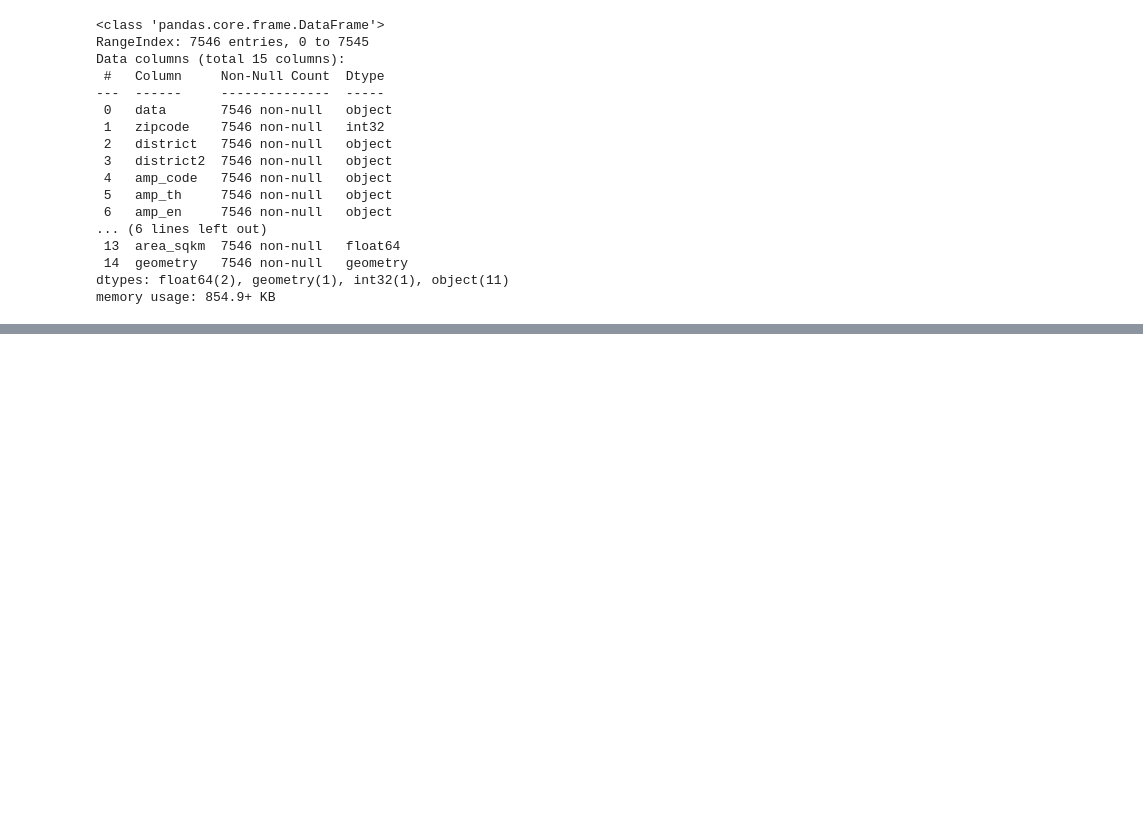
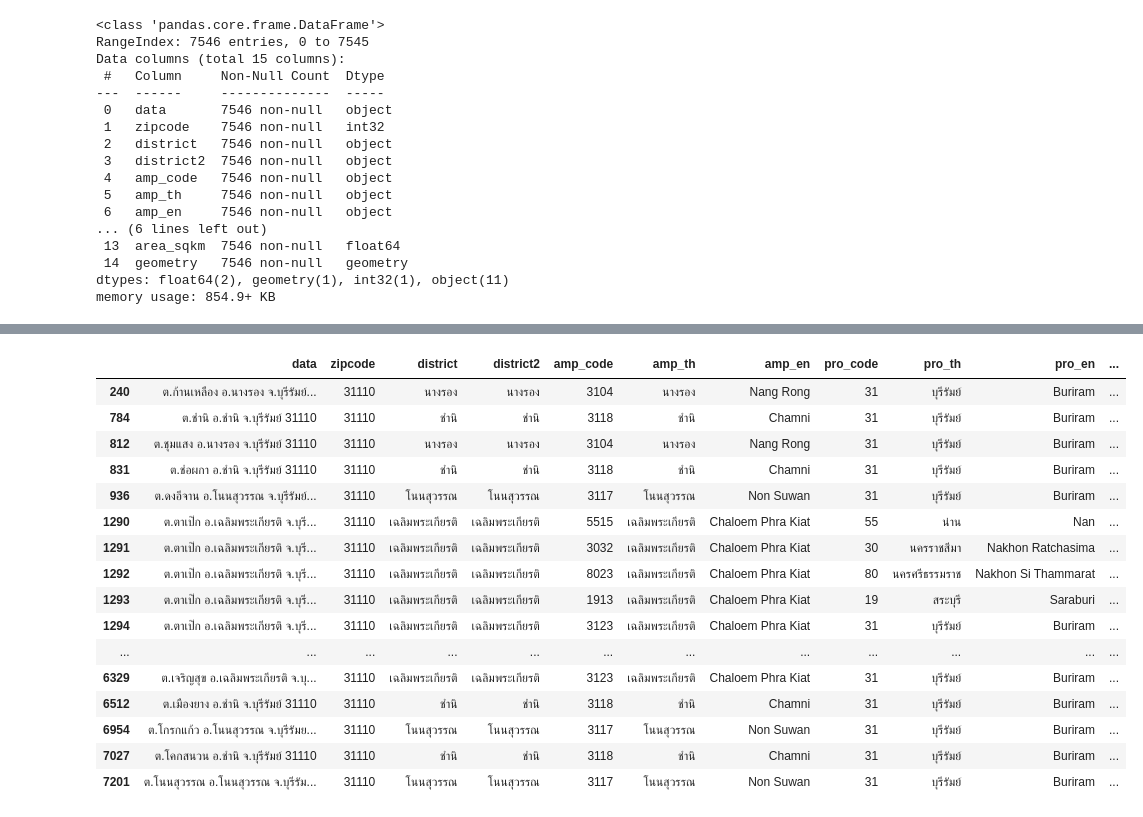
Before and after one commit to konrawit13/nct_distr, a Jupyter notebook: dist-report_v5.ipynb, the cells around one changed output, grey strips where cells are left out. Saved outputs shown, nothing was run; the diff lists cells and outputs as text; code cells hidden in the pictures; blank space fills up the shorter version.

```diff
--- a/dist-report_v5.ipynb
+++ b/dist-report_v5.ipynb
@@ -548,0 +671,20 @@ gdf2
+# %%
+merge3.loc[merge3['zipcode'] ==31110]
+# %% [output]
+|  | data | zipcode | district | district2 | amp_code | amp_th | amp_en | pro_code | pro_th | pro_en | ... |
+| 240 | ต.ก้านเหลือง อ.นางรอง จ.บุรีรัมย์... | 31110 | นางรอง | นางรอง | 3104 | นางรอง | Nang Rong | 31 | บุรีรัมย์ | Buriram | ... |
+| 784 | ต.ชำนิ อ.ชำนิ จ.บุรีรัมย์ 31110 | 31110 | ชำนิ | ชำนิ | 3118 | ชำนิ | Chamni | 31 | บุรีรัมย์ | Buriram | ... |
+| 812 | ต.ชุมแสง อ.นางรอง จ.บุรีรัมย์ 31110 | 31110 | นางรอง | นางรอง | 3104 | นางรอง | Nang Rong | 31 | บุรีรัมย์ | Buriram | ... |
+| 831 | ต.ช่อผกา อ.ชำนิ จ.บุรีรัมย์ 31110 | 31110 | ชำนิ | ชำนิ | 3118 | ชำนิ | Chamni | 31 | บุรีรัมย์ | Buriram | ... |
+| 936 | ต.ดงอีจาน อ.โนนสุวรรณ จ.บุรีรัมย์... | 31110 | โนนสุวรรณ | โนนสุวรรณ | 3117 | โนนสุวรรณ | Non Suwan | 31 | บุรีรัมย์ | Buriram | ... |
+| 1290 | ต.ตาเป๊ก อ.เฉลิมพระเกียรติ จ.บุรี... | 31110 | เฉลิมพระเกียรติ | เฉลิมพระเกียรติ | 5515 | เฉลิมพระเกียรติ | Chaloem Phra Kiat | 55 | น่าน | Nan | ... |
+| 1291 | ต.ตาเป๊ก อ.เฉลิมพระเกียรติ จ.บุรี... | 31110 | เฉลิมพระเกียรติ | เฉลิมพระเกียรติ | 3032 | เฉลิมพระเกียรติ | Chaloem Phra Kiat | 30 | นครราชสีมา | Nakhon Ratchasima | ... |
+| 1292 | ต.ตาเป๊ก อ.เฉลิมพระเกียรติ จ.บุรี... | 31110 | เฉลิมพระเกียรติ | เฉลิมพระเกียรติ | 8023 | เฉลิมพระเกียรติ | Chaloem Phra Kiat | 80 | นครศรีธรรมราช | Nakhon Si Thammarat | ... |
+| 1293 | ต.ตาเป๊ก อ.เฉลิมพระเกียรติ จ.บุรี... | 31110 | เฉลิมพระเกียรติ | เฉลิมพระเกียรติ | 1913 | เฉลิมพระเกียรติ | Chaloem Phra Kiat | 19 | สระบุรี | Saraburi | ... |
+| 1294 | ต.ตาเป๊ก อ.เฉลิมพระเกียรติ จ.บุรี... | 31110 | เฉลิมพระเกียรติ | เฉลิมพระเกียรติ | 3123 | เฉลิมพระเกียรติ | Chaloem Phra Kiat | 31 | บุรีรัมย์ | Buriram | ... |
+| ... | ... | ... | ... | ... | ... | ... | ... | ... | ... | ... | ... |
+| 6329 | ต.เจริญสุข อ.เฉลิมพระเกียรติ จ.บุ... | 31110 | เฉลิมพระเกียรติ | เฉลิมพระเกียรติ | 3123 | เฉลิมพระเกียรติ | Chaloem Phra Kiat | 31 | บุรีรัมย์ | Buriram | ... |
+| 6512 | ต.เมืองยาง อ.ชำนิ จ.บุรีรัมย์ 31110 | 31110 | ชำนิ | ชำนิ | 3118 | ชำนิ | Chamni | 31 | บุรีรัมย์ | Buriram | ... |
+| 6954 | ต.โกรกแก้ว อ.โนนสุวรรณ จ.บุรีรัมย... | 31110 | โนนสุวรรณ | โนนสุวรรณ | 3117 | โนนสุวรรณ | Non Suwan | 31 | บุรีรัมย์ | Buriram | ... |
+| 7027 | ต.โคกสนวน อ.ชำนิ จ.บุรีรัมย์ 31110 | 31110 | ชำนิ | ชำนิ | 3118 | ชำนิ | Chamni | 31 | บุรีรัมย์ | Buriram | ... |
+| 7201 | ต.โนนสุวรรณ อ.โนนสุวรรณ จ.บุรีรัม... | 31110 | โนนสุวรรณ | โนนสุวรรณ | 3117 | โนนสุวรรณ | Non Suwan | 31 | บุรีรัมย์ | Buriram | ... |
```
Also changed, not shown: parts of 55 cells of this notebook, 1 other file.
